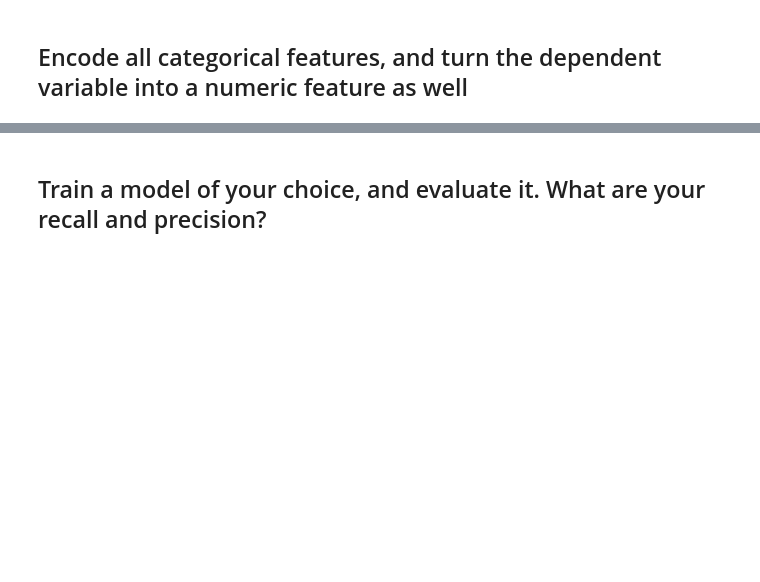
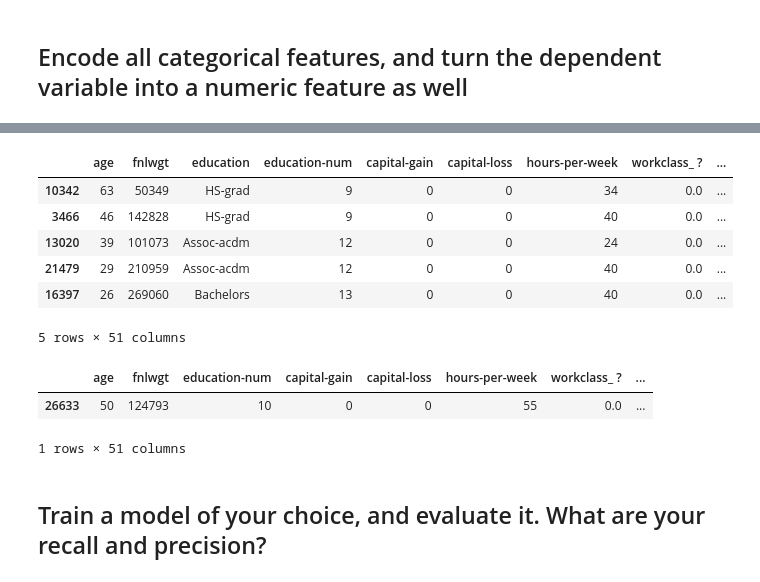
Before and after one commit to dfinel/ITC_assignments, a Jupyter notebook: feature_selection/Feature_Selection_Exercise.ipynb, the cells around one changed output, grey strips where cells are left out. Cells and saved outputs as stored; diff of their text form; code cells hidden in the pictures; blank space fills up the shorter version.

```diff
--- a/feature_selection/Feature_Selection_Exercise.ipynb
+++ b/feature_selection/Feature_Selection_Exercise.ipynb
@@ -108,7 +108,13 @@ X_train.shape,y_train.shape,X_test.shape,y_test.shape
 ((23336, 13), (23336,), (5834, 13), (5834,))
 # %% [markdown]
 ## Encode all categorical features, and turn the dependent variable into a numeric feature as well
+# %%
+ohe = OneHotEncoder()
+ohe.fit(X_train[['workclass','marital-status','occupation','relationship','race','sex']])
+X_train_temp = ohe.transform(X_train[['workclass','marital-status','occupation','relationship','race','sex']])
+X_train_transformed = pd.DataFrame(X_train_temp.toarray(), columns = ohe.get_feature_names_out(), index = X_train.index)
+X_test_temp = ohe.transform(X_test[['workclass','marital-status','occupation','relationship','race','sex']])
+X_test_transformed = pd.DataFrame(X_test_temp.toarray(), columns = ohe.get_feature_names_out(), index = X_test.index)
 # %%
-# your code here
-X_train = pd.get_dummies(X_train, columns = ['workclass','education','marital-status','occupation','relationship','race','sex'])
-X_test = pd.get_dummies(X_test, columns = ['workclass','education','marital-status','occupation','relationship','race','sex'])
+X_train = pd.concat([X_train,X_train_transformed], axis = 1).drop(columns = ['workclass','marital-status','occupation','relationship','race','sex'])
+X_test = pd.concat([X_test,X_test_transformed], axis = 1).drop(columns = ['workclass','marital-status','occupation','relationship','race','sex'])
@@ -140,0 +125,10 @@ X_train.shape,X_test.shape
+# %%
+X_train.sample(5)
+# %% [output]
+|  | age | fnlwgt | education | education-num | capital-gain | capital-loss | hours-per-week | workclass_ ? | ... |
+| 10342 | 63 | 50349 | HS-grad | 9 | 0 | 0 | 34 | 0.0 | ... |
+| 3466 | 46 | 142828 | HS-grad | 9 | 0 | 0 | 40 | 0.0 | ... |
+| 13020 | 39 | 101073 | Assoc-acdm | 12 | 0 | 0 | 24 | 0.0 | ... |
+| 21479 | 29 | 210959 | Assoc-acdm | 12 | 0 | 0 | 40 | 0.0 | ... |
+| 16397 | 26 | 269060 | Bachelors | 13 | 0 | 0 | 40 | 0.0 | ... |
+5 rows × 51 columns
@@ -141,3 +149,9 @@ X_train.shape,X_test.shape
+# %%
+X_train.sample()
+# %% [output]
+|  | age | fnlwgt | education-num | capital-gain | capital-loss | hours-per-week | workclass_ ? | ... |
+| 26633 | 50 | 124793 | 10 | 0 | 0 | 55 | 0.0 | ... |
+1 rows × 51 columns
 # %%
 le = LabelEncoder()
 le.fit(y_train)
```
Also changed, not shown: parts of 42 cells of this notebook.
